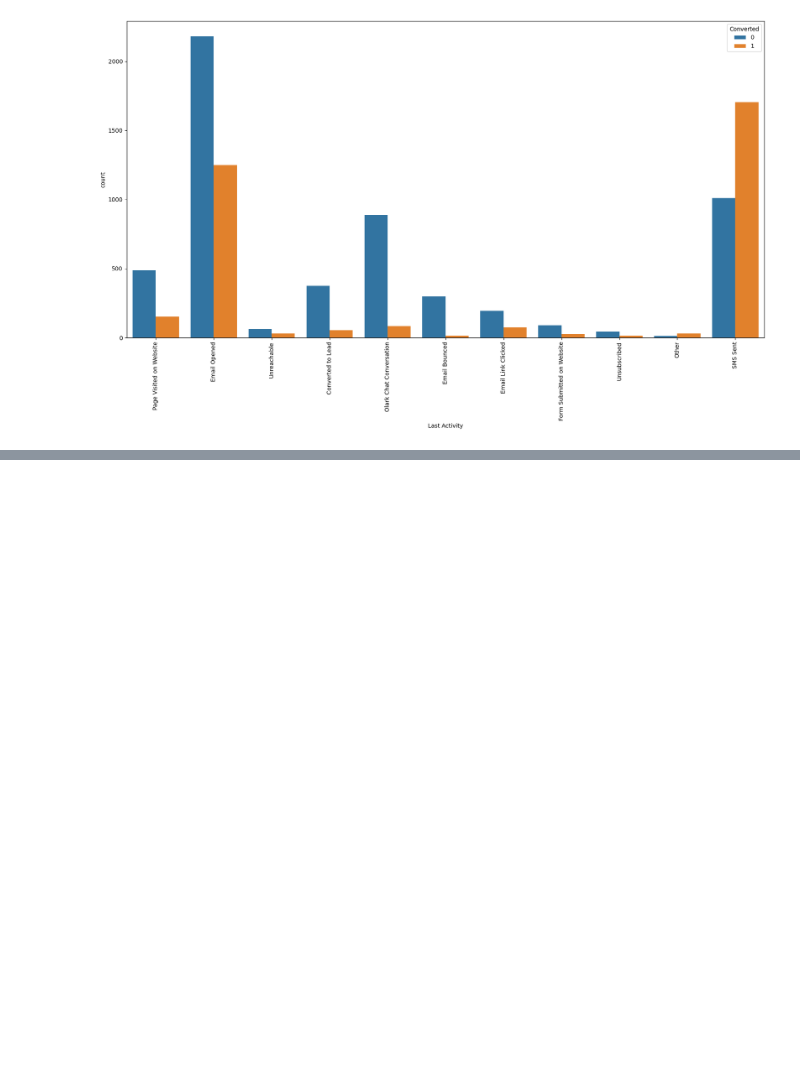
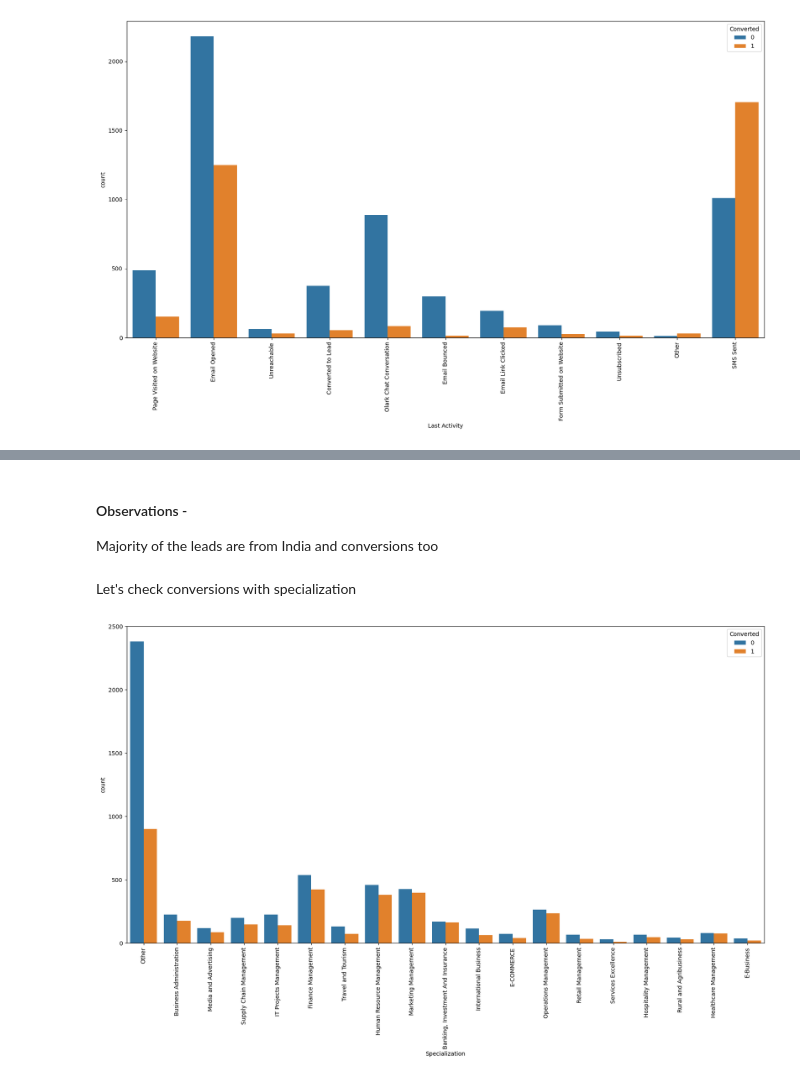
Before and after one commit to PrasunPK/lead-scoring-case-study, a Jupyter notebook: Case+Study.ipynb, the cells around one changed output, grey strips where cells are left out. Saved outputs shown, nothing was run; the diff lists cells and outputs as text; code cells hidden in the pictures; blank space fills up the shorter version.

```diff
--- a/Case+Study.ipynb
+++ b/Case+Study.ipynb
@@ -690,0 +701,12 @@ plt.show()
+# %% [markdown]
+#### Observations -
+Majority of the leads are from India and conversions too
+# %% [markdown]
+Let's check conversions with specialization
+# %%
+plt.figure(figsize=(20, 10))
+sns.countplot(data = leads, x = 'Specialization', hue = 'Converted')
+plt.xticks(rotation = 90)
+plt.show()
+# %% [output]
+[figure, added]
```
Also changed, not shown: parts of 13 cells of this notebook.
